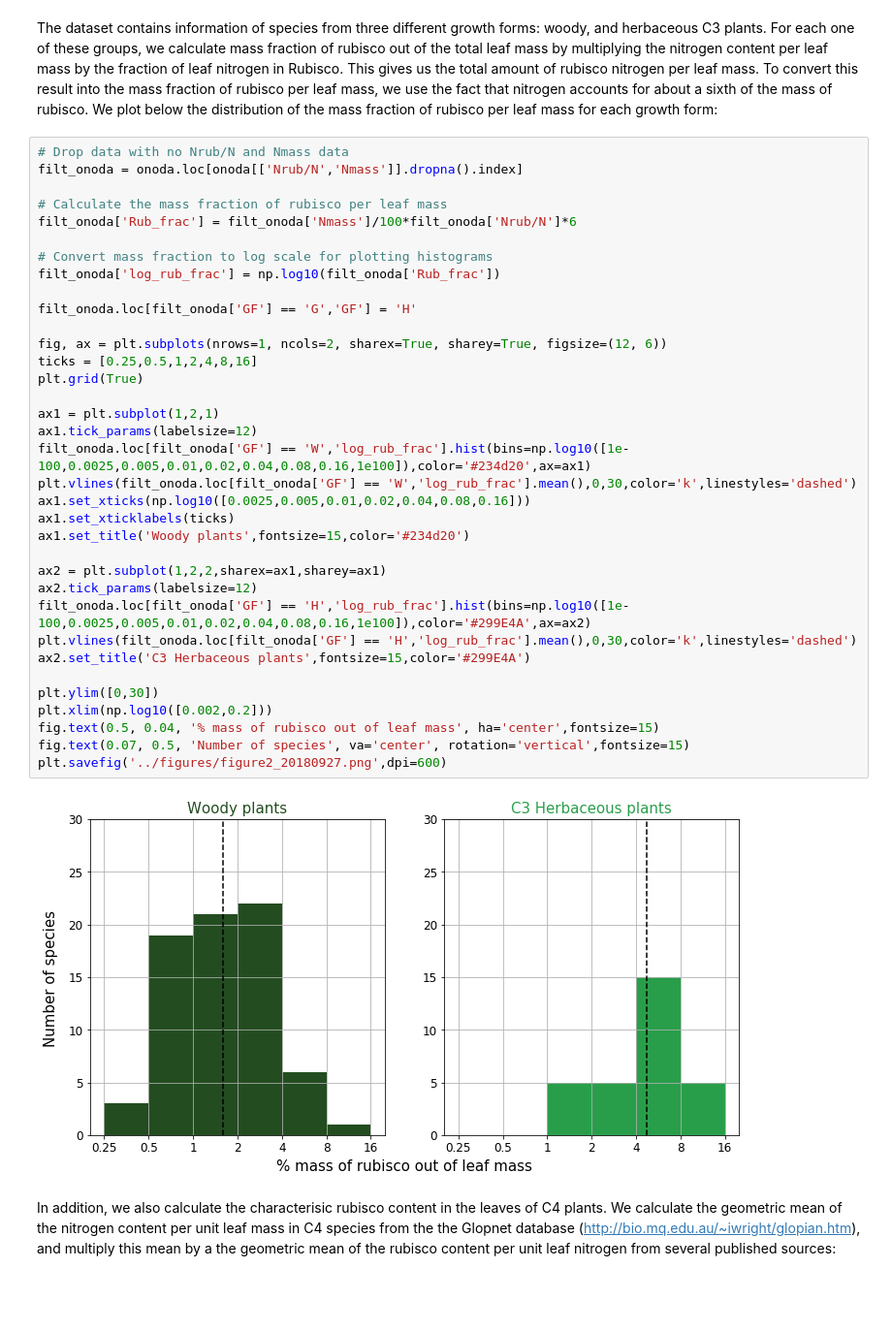
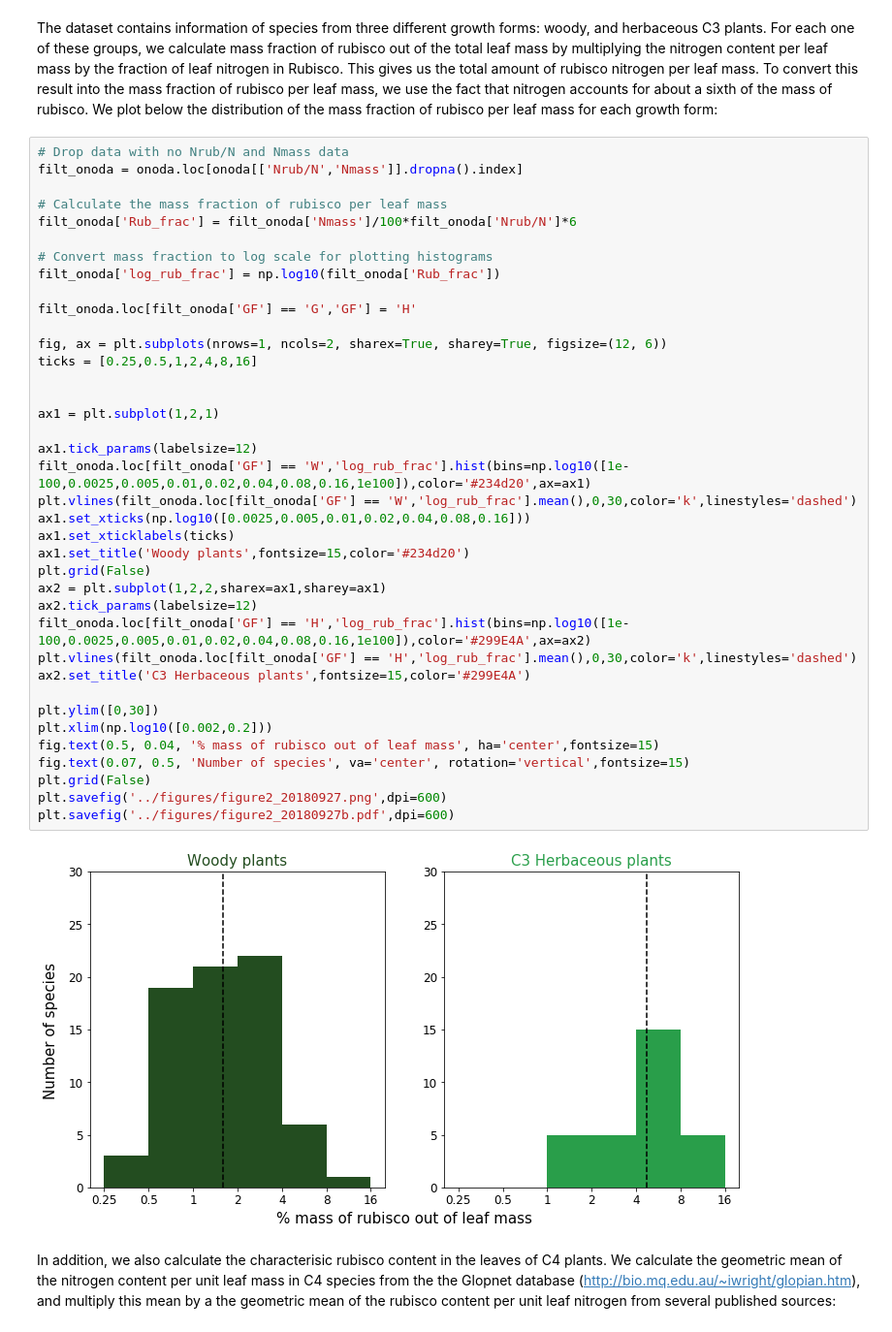
Before and after one commit to milo-lab/rubisco_mass, a Jupyter notebook: notebooks/03_rubisco_mass_estimate.ipynb, the cells around one changed output. Shown at 97% size. Saved outputs shown, nothing was run; the diff lists cells and outputs as text; blank space fills up the shorter version.

```diff
--- a/notebooks/03_rubisco_mass_estimate.ipynb
+++ b/notebooks/03_rubisco_mass_estimate.ipynb
@@ -33,36 +33,39 @@ filt_onoda = onoda.loc[onoda[['Nrub/N','Nmass']].dropna().index]
 # Calculate the mass fraction of rubisco per leaf mass
 filt_onoda['Rub_frac'] = filt_onoda['Nmass']/100*filt_onoda['Nrub/N']*6
 
 # Convert mass fraction to log scale for plotting histograms
 filt_onoda['log_rub_frac'] = np.log10(filt_onoda['Rub_frac'])
 
 filt_onoda.loc[filt_onoda['GF'] == 'G','GF'] = 'H'
 
 fig, ax = plt.subplots(nrows=1, ncols=2, sharex=True, sharey=True, figsize=(12, 6))
 ticks = [0.25,0.5,1,2,4,8,16]
-plt.grid(True)
+
 
 ax1 = plt.subplot(1,2,1)
+
 ax1.tick_params(labelsize=12)
 filt_onoda.loc[filt_onoda['GF'] == 'W','log_rub_frac'].hist(bins=np.log10([1e-100,0.0025,0.005,0.01,0.02,0.04,0.08,0.16,1e100]),color='#234d20',ax=ax1)
 plt.vlines(filt_onoda.loc[filt_onoda['GF'] == 'W','log_rub_frac'].mean(),0,30,color='k',linestyles='dashed')
 ax1.set_xticks(np.log10([0.0025,0.005,0.01,0.02,0.04,0.08,0.16]))
 ax1.set_xticklabels(ticks)
 ax1.set_title('Woody plants',fontsize=15,color='#234d20')
-
+plt.grid(False)
 ax2 = plt.subplot(1,2,2,sharex=ax1,sharey=ax1)
 ax2.tick_params(labelsize=12)
 filt_onoda.loc[filt_onoda['GF'] == 'H','log_rub_frac'].hist(bins=np.log10([1e-100,0.0025,0.005,0.01,0.02,0.04,0.08,0.16,1e100]),color='#299E4A',ax=ax2)
 plt.vlines(filt_onoda.loc[filt_onoda['GF'] == 'H','log_rub_frac'].mean(),0,30,color='k',linestyles='dashed')
 ax2.set_title('C3 Herbaceous plants',fontsize=15,color='#299E4A')
 
 plt.ylim([0,30])
 plt.xlim(np.log10([0.002,0.2]))
 fig.text(0.5, 0.04, '% mass of rubisco out of leaf mass', ha='center',fontsize=15)
 fig.text(0.07, 0.5, 'Number of species', va='center', rotation='vertical',fontsize=15)
+plt.grid(False)
 plt.savefig('../figures/figure2_20180927.png',dpi=600)
+plt.savefig('../figures/figure2_20180927b.pdf',dpi=600)
 # %% [output]
-[figure, old version]
+[figure, new version]
 # %% [markdown]
 In addition, we also calculate the characterisic rubisco content in the leaves of C4 plants. We calculate the geometric mean of the nitrogen content per unit leaf mass in C4 species from the the Glopnet database (http://bio.mq.edu.au/~iwright/glopian.htm), and multiply this mean by a the geometric mean of the rubisco content per unit leaf nitrogen from several published sources:
 # %%
```
Also changed, not shown: 8 other files.
